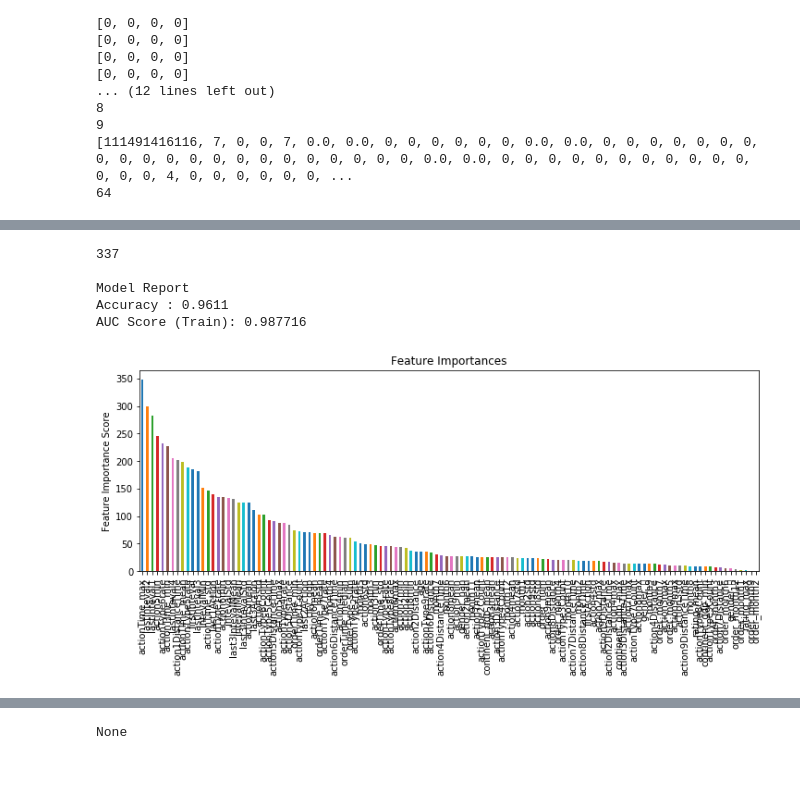
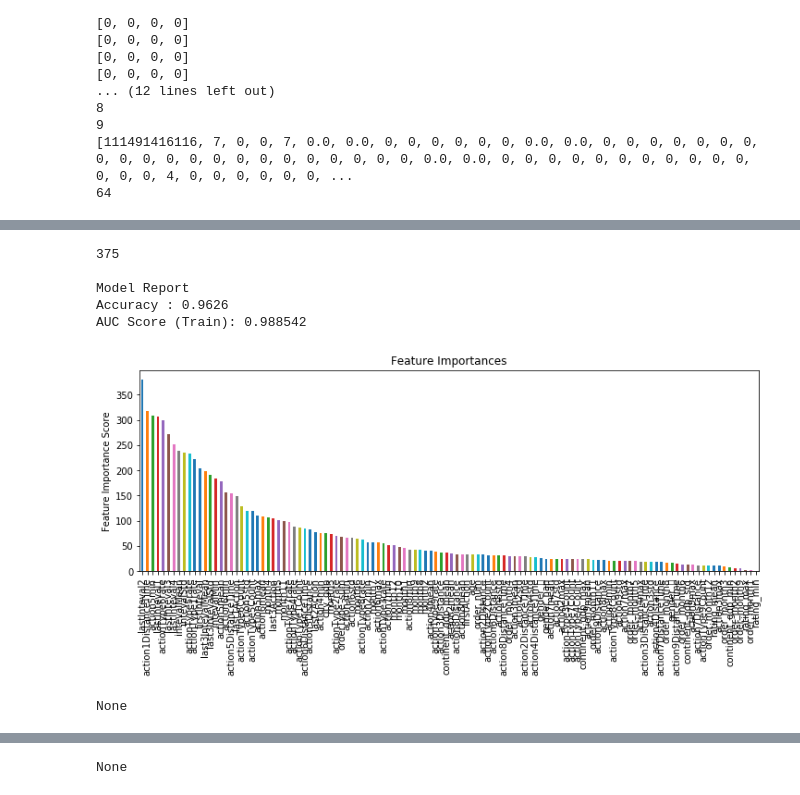
Before and after one commit to WastonYuan/first-blood, a Jupyter notebook: cutoutsy/higuides.ipynb, the cells around one changed output, grey strips where cells are left out. Drawn from its saved outputs; the diff is of its cells as text; code cells hidden in the pictures.

```diff
--- a/cutoutsy/higuides.ipynb
+++ b/cutoutsy/higuides.ipynb
@@ -143,14 +143,14 @@ def createFeature(dataset):
     orderDf.rename(columns={'rating': 'rating_std'}, inplace=True)
 
     # Order Time
-    orderDf = orderDf.join(userOrderHistoryComment_group['orderTime'].mean(), on='userid')
-    orderDf.rename(columns={'orderTime': 'orderTime_mean'}, inplace=True)
-    orderDf = orderDf.join(userOrderHistoryComment_group['orderTime'].median(), on='userid')
-    orderDf.rename(columns={'orderTime': 'orderTime_median'}, inplace=True)
-    orderDf = orderDf.join(userOrderHistoryComment_group['orderTime'].min(), on='userid')
-    orderDf.rename(columns={'orderTime': 'orderTime_min'}, inplace=True)
-    orderDf = orderDf.join(userOrderHistoryComment_group['orderTime'].std(), on='userid')
-    orderDf.rename(columns={'orderTime': 'orderTime_std'}, inplace=True)
+#     orderDf = orderDf.join(userOrderHistoryComment_group['orderTime'].mean(), on='userid')
+#     orderDf.rename(columns={'orderTime': 'orderTime_mean'}, inplace=True)
+#     orderDf = orderDf.join(userOrderHistoryComment_group['orderTime'].median(), on='userid')
+#     orderDf.rename(columns={'orderTime': 'orderTime_median'}, inplace=True)
+#     orderDf = orderDf.join(userOrderHistoryComment_group['orderTime'].min(), on='userid')
+#     orderDf.rename(columns={'orderTime': 'orderTime_min'}, inplace=True)
+#     orderDf = orderDf.join(userOrderHistoryComment_group['orderTime'].std(), on='userid')
+#     orderDf.rename(columns={'orderTime': 'orderTime_std'}, inplace=True)
 
     orderDf = orderDf.join(userOrderHistoryComment_group['orderType'].sum(), on='userid')
     orderDf.rename(columns={'orderType': 'orderType_sum'}, inplace=True)
@@ -550,23 +454,0 @@ dtype: object
-# %%
-action_type_rate = pd.read_csv(basedir + "action_rate_train.csv")
-#print action_type_rate.head(3)
-user_month_action = pd.read_csv(basedir + "user_month_train.csv")
-action_result = pd.merge(user_month_action, action_type_rate, on=["userid"], how='left')
-print action_result.shape
-train_data = pd.merge(orderDf, action_result, on=['userid'], how='left')
-train_data = pd.merge(train_data, actionDf, on=['userid'], how='left')
-train_data = pd.merge(userProfile_deal, train_data, on = ['userid'], how = 'left')
-train_data = pd.merge(orderFuture_train, train_data, on=['userid'], how='left')
-train_data.rename(columns={'orderType': 'label'}, inplace=True)
-
-action_interval_train = pd.read_csv(basedir + "action_interval_train.csv")
-train_data = pd.merge(train_data, action_interval_train, on=['userid'], how='left')
-
-
-# One-Hot Coding
-# data = pd.get_dummies(data, columns=var_to_encode)
-train_data = pd.get_dummies(train_data, columns=['gender'], dummy_na=True)
-
-
-print train_data.head(1)
-print train_data.columns
@@ -621,22 +488,37 @@ def modelfit(alg, dtrain, dtest, predictors,useTrainCV=True, cv_folds=5, early_s
 # %%
 predictors = [x for x in train_data.columns if x not in [target, IDcol]]
 xgb1 = XGBClassifier(
         learning_rate =0.1,
-        n_estimators=1000,
+        n_estimators=375,
         max_depth=5,
         min_child_weight=1,
         gamma=0,
         subsample=0.8,
         colsample_bytree=0.8,
         objective= 'binary:logistic',
         nthread=4,
         scale_pos_weight=1,
         seed=27)
-modelfit(xgb1, train_data, train_data, predictors)
+modelfit(xgb1, train_data, train_data, predictors, cv_folds=5)
 # %% [output]
-337
+375
 
 Model Report
-Accuracy : 0.9611
-AUC Score (Train): 0.987716
+Accuracy : 0.9626
+AUC Score (Train): 0.988542
-[figure, old version]
+[figure, new version]
+# %%
+xgtrain = xgb.DMatrix(train_data[predictors].values, label=train_data[target].values)
+        # 指定测试数据集
+xgtest = xgb.DMatrix(test_data[predictors].values)
+
+watchlist = [(xgtrain,'train'), (xgtest,'eval')]
+# save_dtrain = xgb.DMatrix(save_train_x, label=save_train_y)
+save_bst = xgb.train(xgb1.get_xgb_params(), xgtrain, num_round, watchlist, early_stopping_rounds=50)
+
+prob = save_bst.predict_proba(test_data[predictors])[:,1]
+submit = pd.read_csv(basedir + "test/orderFuture_test.csv")
+submit['orderType'] = prob
+print submit.to_csv(basedir + "submit_c.csv", index = False)
+# %% [output]
+None
```
Also changed, not shown: parts of 14 cells of this notebook, 3 other files.
